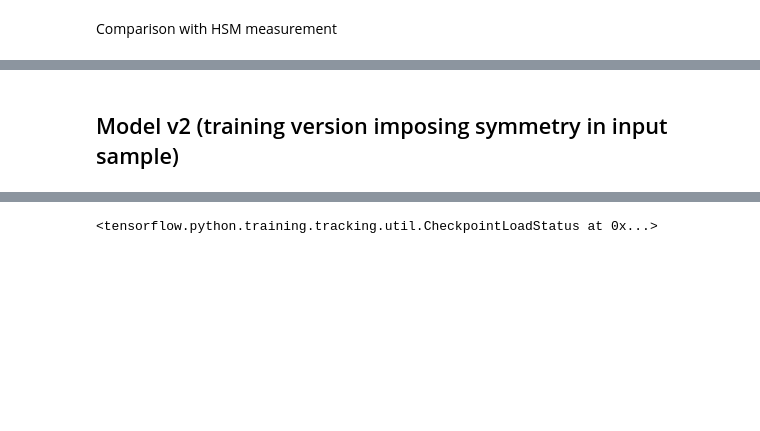
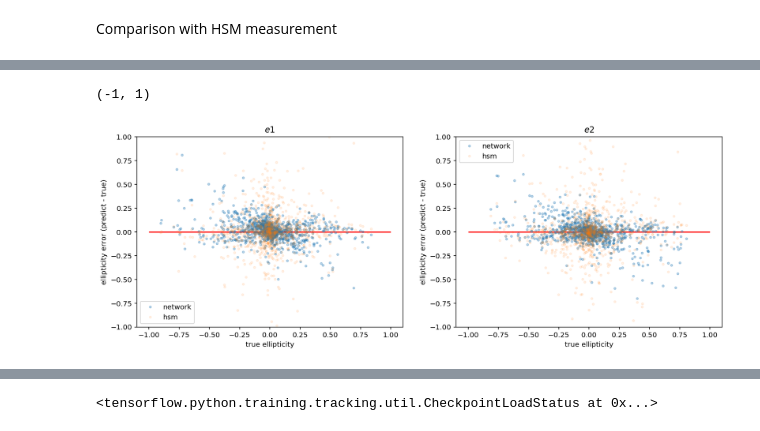
Before and after one commit to BastienArcelin/parameter_estimation, a Jupyter notebook: notebooks/parameter_estimation/DC2_shape_measurement_v1.ipynb, the cells around one changed output, grey strips where cells are left out. Drawn from its saved outputs; the diff is of its cells as text; code cells hidden in the pictures; blank space fills up the shorter version.

```diff
--- a/notebooks/parameter_estimation/DC2_shape_measurement_v1.ipynb
+++ b/notebooks/parameter_estimation/DC2_shape_measurement_v1.ipynb
@@ -43,3 +16,6 @@ memory usage: 1.1 MB
+# %%
+root_dir_v1 = '/pbs/home/b/barcelin/sps_link/data/dc2_test/test_mag_24.5/'
+root_dir_v2 = '/pbs/home/b/barcelin/sps_link/data/dc2_test/test_mag_26.5/'
 # %% [markdown]
 ## Load transformations of ellipticities
 # %% [markdown]
@@ -226,2 +220,28 @@ axes[1].set_ylabel('ellipticity error (predict - true)')
-# %% [markdown]
-## Model v2 (training version imposing symmetry in input sample)
+# %%
+fig, axes = plt.subplots(1, 2, figsize=(15, 5))
+
+
+axes[0].plot(-e1[:nb_of_points], diff_net_e1,'.', label = 'network', alpha = 0.3)
+axes[0].plot(-e1[:nb_of_points], diff_hsm_e1,'.', label = 'hsm', alpha = 0.1)
+x = np.linspace(-1,1)
+axes[0].hlines(0,-1,1,'r')
+axes[0].legend()
+
+axes[0].set_title('$e1$')
+axes[0].set_xlabel('true ellipticity')
+axes[0].set_ylabel('ellipticity error (predict - true)')
+axes[0].set_ylim(-1,1)
+
+axes[1].plot(e2[:nb_of_points], diff_net_e2, '.', label = 'network', alpha = 0.3)
+axes[1].plot(e2[:nb_of_points], diff_hsm_e2,'.', label = 'hsm', alpha = 0.1)
+x = np.linspace(-1,1)
+axes[1].hlines(0,-1,1,'r')
+axes[1].legend()
+
+axes[1].set_title('$e2$')
+axes[1].set_xlabel('true ellipticity')
+axes[1].set_ylabel('ellipticity error (predict - true)')
+axes[1].set_ylim(-1,1)
+# %% [output]
+(-1, 1)
+[figure, added]
```
Also changed, not shown: parts of 36 cells of this notebook, 16 other files.
